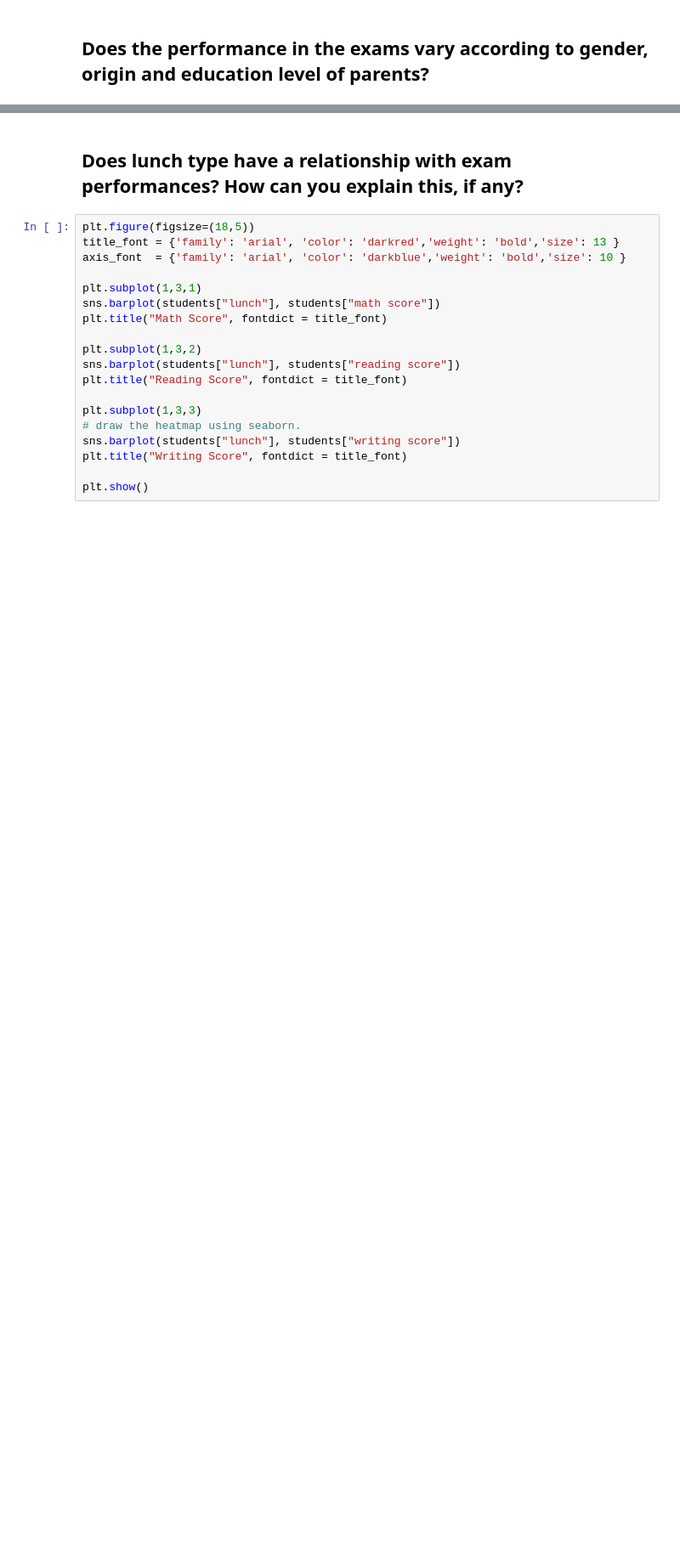
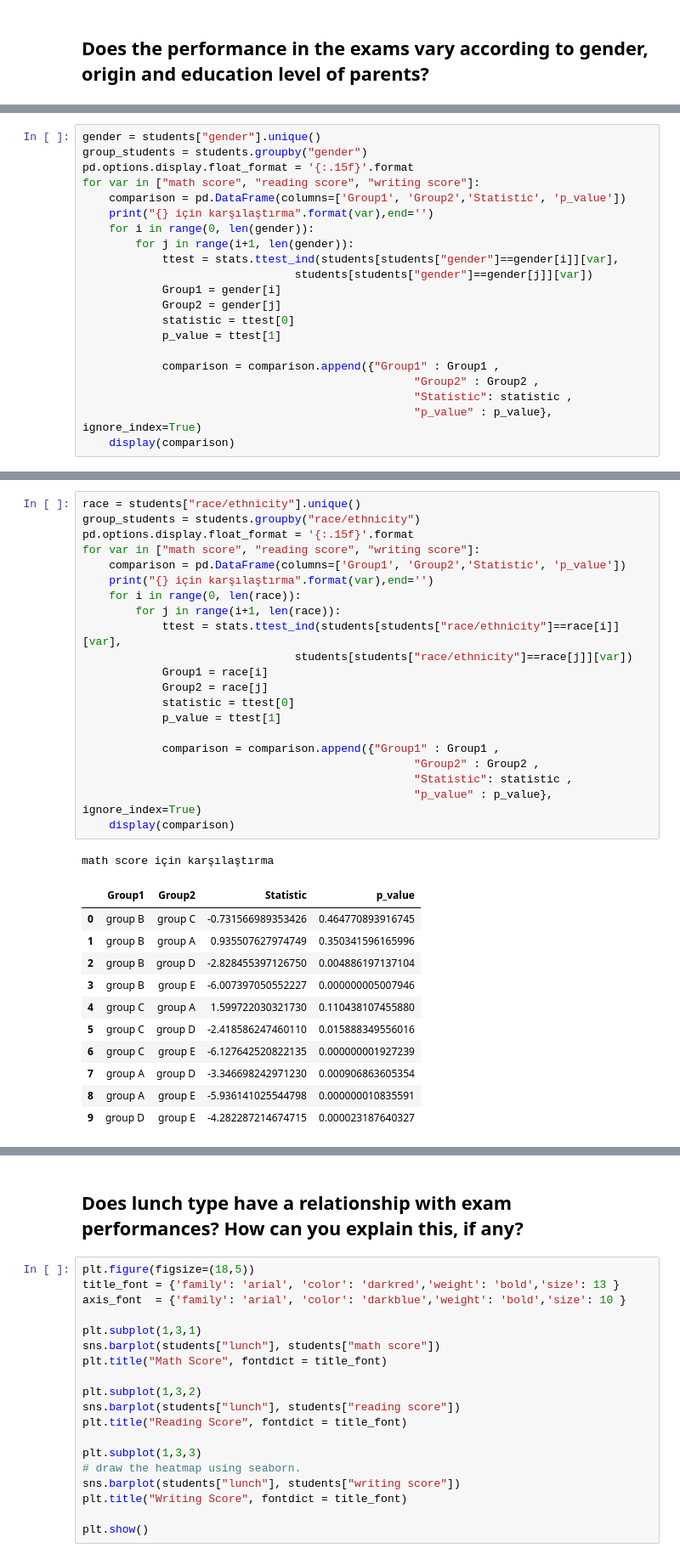
Before and after one commit to selingumusdag/multivariate_analysis, a Jupyter notebook: multivariate_analysis.ipynb, the cells around one changed output, grey strips where cells are left out. Shown at 85% size. Saved outputs shown, nothing was run; the diff lists cells and outputs as text; blank space fills up the shorter version.

```diff
--- a/multivariate_analysis.ipynb
+++ b/multivariate_analysis.ipynb
@@ -25,0 +54,21 @@ students.head()
+# %%
+gender = students["gender"].unique()
+group_students = students.groupby("gender")
+pd.options.display.float_format = '{:.15f}'.format
+for var in ["math score", "reading score", "writing score"]:
+    comparison = pd.DataFrame(columns=['Group1', 'Group2','Statistic', 'p_value'])
+    print("{} için karşılaştırma".format(var),end='')
+    for i in range(0, len(gender)):
+        for j in range(i+1, len(gender)):
+            ttest = stats.ttest_ind(students[students["gender"]==gender[i]][var],
+                                students[students["gender"]==gender[j]][var])
+            Group1 = gender[i]
+            Group2 = gender[j]
+            statistic = ttest[0]
+            p_value = ttest[1]
+
+            comparison = comparison.append({"Group1" : Group1 ,
+                                                  "Group2" : Group2 ,
+                                                  "Statistic": statistic ,
+                                                  "p_value" : p_value}, ignore_index=True)
+    display(comparison)
@@ -25,0 +85,34 @@ students.head()
+# %%
+race = students["race/ethnicity"].unique()
+group_students = students.groupby("race/ethnicity")
+pd.options.display.float_format = '{:.15f}'.format
+for var in ["math score", "reading score", "writing score"]:
+    comparison = pd.DataFrame(columns=['Group1', 'Group2','Statistic', 'p_value'])
+    print("{} için karşılaştırma".format(var),end='')
+    for i in range(0, len(race)):
+        for j in range(i+1, len(race)):
+            ttest = stats.ttest_ind(students[students["race/ethnicity"]==race[i]][var],
+                                students[students["race/ethnicity"]==race[j]][var])
+            Group1 = race[i]
+            Group2 = race[j]
+            statistic = ttest[0]
+            p_value = ttest[1]
+
+            comparison = comparison.append({"Group1" : Group1 ,
+                                                  "Group2" : Group2 ,
+                                                  "Statistic": statistic ,
+                                                  "p_value" : p_value}, ignore_index=True)
+    display(comparison)
+# %% [output]
+math score için karşılaştırma
+|  | Group1 | Group2 | Statistic | p_value |
+| 0 | group B | group C | -0.731566989353426 | 0.464770893916745 |
+| 1 | group B | group A | 0.935507627974749 | 0.350341596165996 |
+| 2 | group B | group D | -2.828455397126750 | 0.004886197137104 |
+| 3 | group B | group E | -6.007397050552227 | 0.000000005007946 |
+| 4 | group C | group A | 1.599722030321730 | 0.110438107455880 |
+| 5 | group C | group D | -2.418586247460110 | 0.015888349556016 |
+| 6 | group C | group E | -6.127642520822135 | 0.000000001927239 |
+| 7 | group A | group D | -3.346698242971230 | 0.000906863605354 |
+| 8 | group A | group E | -5.936141025544798 | 0.000000010835591 |
+| 9 | group D | group E | -4.282287214674715 | 0.000023187640327 |
```
Also changed, not shown: parts of 7 cells of this notebook.
